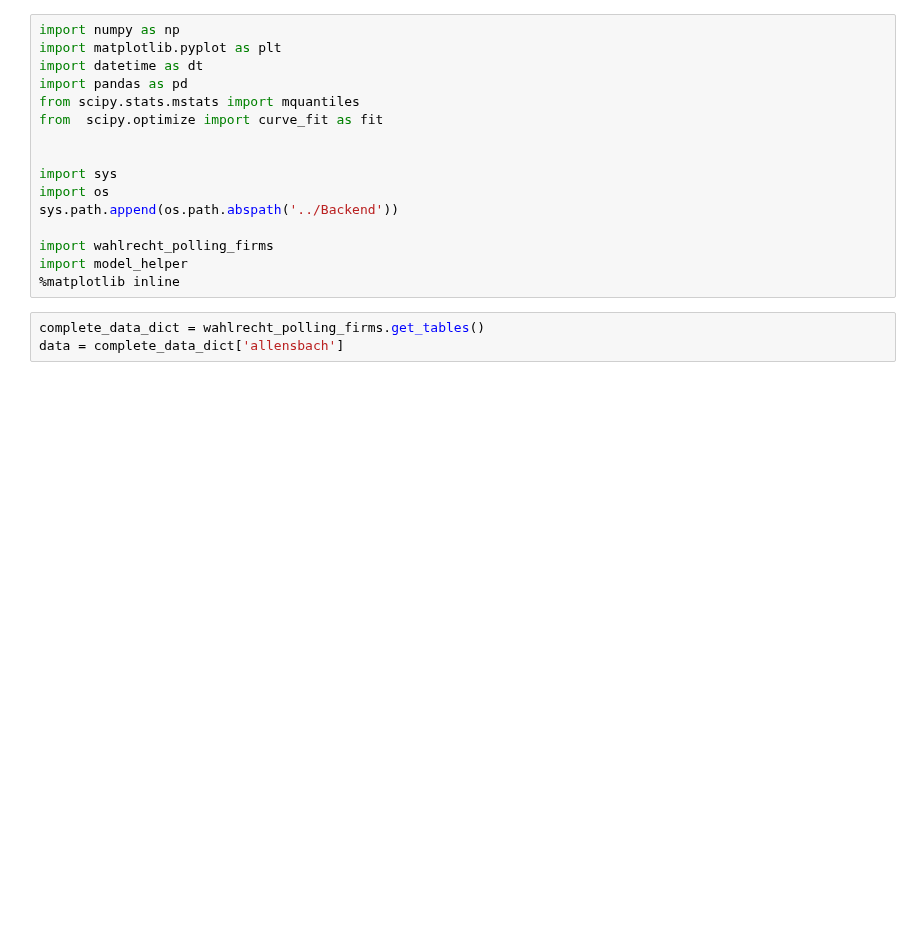
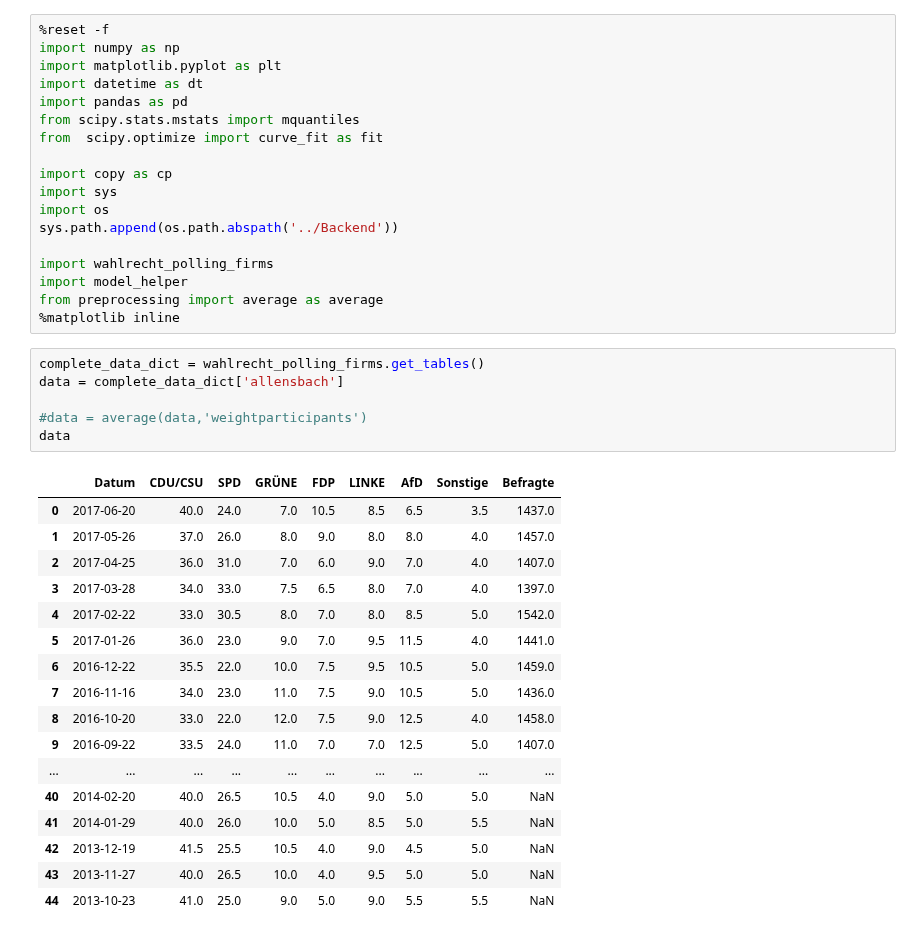
Before and after one commit to daveh19/foxy-predictor, a Jupyter notebook: models/predict_till_election.ipynb, the cells around one changed output. Drawn from its saved outputs; the diff is of its cells as text; blank space fills up the shorter version.

```diff
--- a/models/predict_till_election.ipynb
+++ b/models/predict_till_election.ipynb
@@ -1,4 +1,5 @@
 # %%
+%reset -f
 import numpy as np
 import matplotlib.pyplot as plt
 import datetime as dt
@@ -6,17 +7,39 @@ import pandas as pd
 from scipy.stats.mstats import mquantiles
 from  scipy.optimize import curve_fit as fit
 
-
+import copy as cp
 import sys
 import os
 sys.path.append(os.path.abspath('../Backend'))
 
 import wahlrecht_polling_firms
 import model_helper
+from preprocessing import average as average
 %matplotlib inline
 # %%
 complete_data_dict = wahlrecht_polling_firms.get_tables()
 data = complete_data_dict['allensbach']
+
+#data = average(data,'weightparticipants')
+data
+# %% [output]
+|  | Datum | CDU/CSU | SPD | GRÜNE | FDP | LINKE | AfD | Sonstige | Befragte |
+| 0 | 2017-06-20 | 40.0 | 24.0 | 7.0 | 10.5 | 8.5 | 6.5 | 3.5 | 1437.0 |
+| 1 | 2017-05-26 | 37.0 | 26.0 | 8.0 | 9.0 | 8.0 | 8.0 | 4.0 | 1457.0 |
+| 2 | 2017-04-25 | 36.0 | 31.0 | 7.0 | 6.0 | 9.0 | 7.0 | 4.0 | 1407.0 |
+| 3 | 2017-03-28 | 34.0 | 33.0 | 7.5 | 6.5 | 8.0 | 7.0 | 4.0 | 1397.0 |
+| 4 | 2017-02-22 | 33.0 | 30.5 | 8.0 | 7.0 | 8.0 | 8.5 | 5.0 | 1542.0 |
+| 5 | 2017-01-26 | 36.0 | 23.0 | 9.0 | 7.0 | 9.5 | 11.5 | 4.0 | 1441.0 |
+| 6 | 2016-12-22 | 35.5 | 22.0 | 10.0 | 7.5 | 9.5 | 10.5 | 5.0 | 1459.0 |
+| 7 | 2016-11-16 | 34.0 | 23.0 | 11.0 | 7.5 | 9.0 | 10.5 | 5.0 | 1436.0 |
+| 8 | 2016-10-20 | 33.0 | 22.0 | 12.0 | 7.5 | 9.0 | 12.5 | 4.0 | 1458.0 |
+| 9 | 2016-09-22 | 33.5 | 24.0 | 11.0 | 7.0 | 7.0 | 12.5 | 5.0 | 1407.0 |
+| ... | ... | ... | ... | ... | ... | ... | ... | ... | ... |
+| 40 | 2014-02-20 | 40.0 | 26.5 | 10.5 | 4.0 | 9.0 | 5.0 | 5.0 | NaN |
+| 41 | 2014-01-29 | 40.0 | 26.0 | 10.0 | 5.0 | 8.5 | 5.0 | 5.5 | NaN |
+| 42 | 2013-12-19 | 41.5 | 25.5 | 10.5 | 4.0 | 9.0 | 4.5 | 5.0 | NaN |
+| 43 | 2013-11-27 | 40.0 | 26.5 | 10.0 | 4.0 | 9.5 | 5.0 | 5.0 | NaN |
+| 44 | 2013-10-23 | 41.0 | 25.0 | 9.0 | 5.0 | 9.0 | 5.5 | 5.5 | NaN |
 # %%
 class predict_till_election ():
     '''
```
Also changed, not shown: parts of 17 cells of this notebook, 1 other file.
